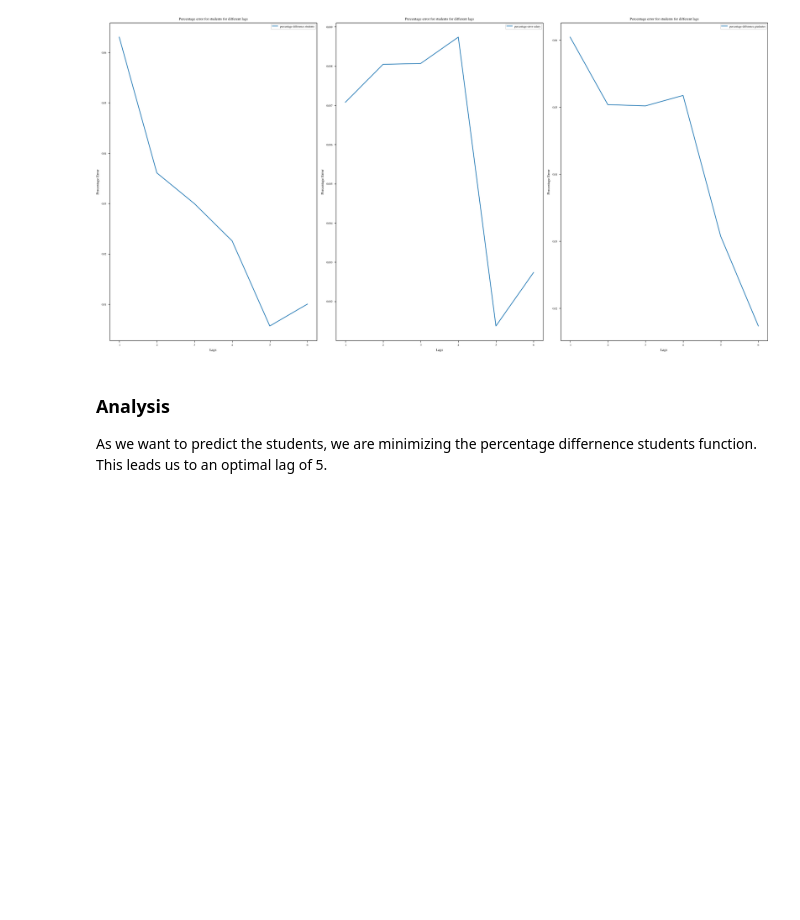
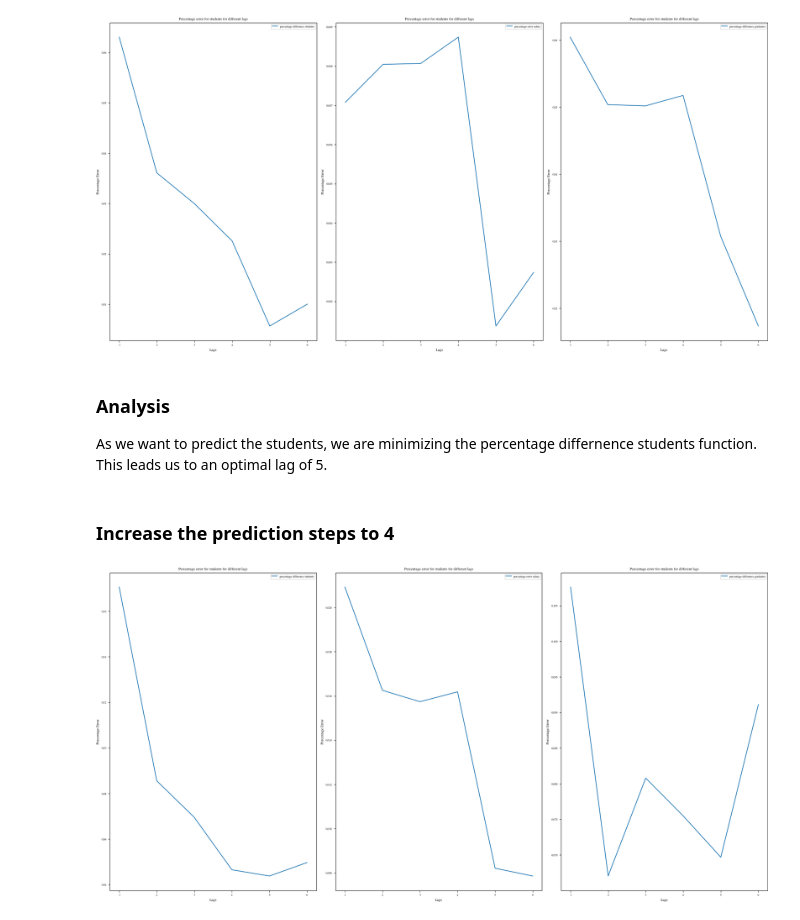
Before and after one commit to mxs01/AnalysingStudentDevelopment, a Jupyter notebook: exp/exp_06_optimizeHyperparamter.ipynb, the cells around one changed output. Cells and saved outputs as stored; diff of their text form; code cells hidden in the pictures; blank space fills up the shorter version.

```diff
--- a/exp/exp_06_optimizeHyperparamter.ipynb
+++ b/exp/exp_06_optimizeHyperparamter.ipynb
@@ -121,13 +148,13 @@ optimize for the minimal value for the students percentage error.
 # %%
 def computePercentageDifference(forecast,testData):
-    """computes percentage difference between prediction and truth value
+    """ computes the percentage difference between prediction and truth value
 
     Args:
         forecast (np.array): predicted data
         testData (np.array): true data
 
     Returns:
-        np.array: percentage difference between truth value and prediciton
+        np.array: percentage difference between truth value and prediction
     """
     absDiffernce = abs(forecast - testData)
     return (absDiffernce / testData) * 100
@@ -223,3 +250,5 @@ fig.savefig(os.path.join(FIG_DIR, f"optimization_percentage_error.pdf"))
 # %% [markdown]
 ### Analysis
 As we want to predict the students, we are minimizing the percentage differnence students function. This leads us to an optimal lag of 5.
+# %% [markdown]
+### Increase the prediction steps to 4
@@ -225,0 +259,31 @@ As we want to predict the students, we are minimizing the percentage differnence
+# %%
+allPercentageDifferences = computeAllPercentages()
+
+studentPercentageDifferences = getStudentsDifferenceAsPercent(allPercentageDifferences)
+salaryPercentageDifferences = getSalaryDifferenceAsPercent(allPercentageDifferences)
+graduatesPercentageDifferences = getGraduatesDifferenceAsPercent(allPercentageDifferences)
+# %%
+plt.rcParams.update(bundles.icml2022(column="full", nrows=1, ncols=3, usetex=False))
+fig, ax = plt.subplots(figsize=(20,10),nrows=1, ncols=3)
+
+ax[0].set_title("Percentage error for students for different lags")
+ax[0].plot(range(1,7),studentPercentageDifferences, label="percentage difference students")
+ax[0].set_ylabel("Percentage Error")
+ax[0].set_xlabel("Lags")
+ax[0].legend();
+
+ax[1].set_title("Percentage error for students for different lags")
+ax[1].plot(range(1,7),salaryPercentageDifferences, label="percentage error salary")
+ax[1].set_ylabel("Percentage Error")
+ax[1].set_xlabel("Lags")
+ax[1].legend();
+
+ax[2].set_title("Percentage error for students for different lags")
+ax[2].plot(range(1,7),graduatesPercentageDifferences, label="percentage difference graduates")
+ax[2].set_ylabel("Percentage Error")
+ax[2].set_xlabel("Lags")
+ax[2].legend();
+
+fig.savefig(os.path.join(FIG_DIR, f"optimization_percentage_error_{PREDICTION_STEPS}_steps.pdf"))
+# %% [output]
+[figure, added]
```
Also changed, not shown: parts of 18 cells of this notebook, 7 other files.
